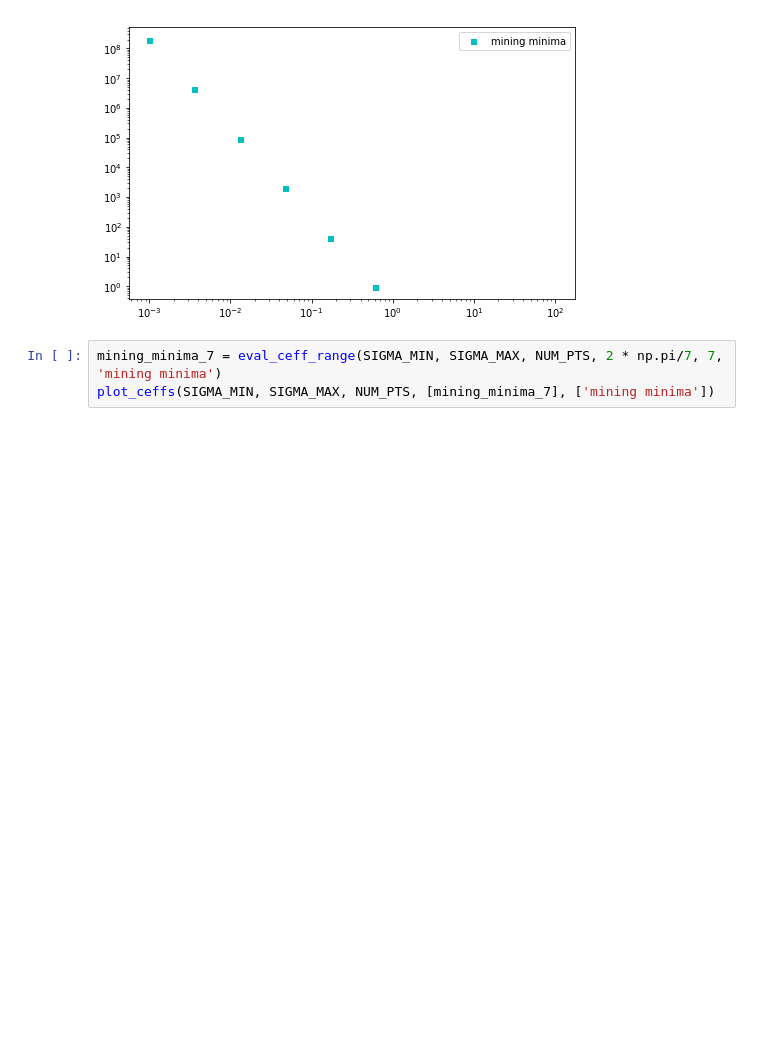
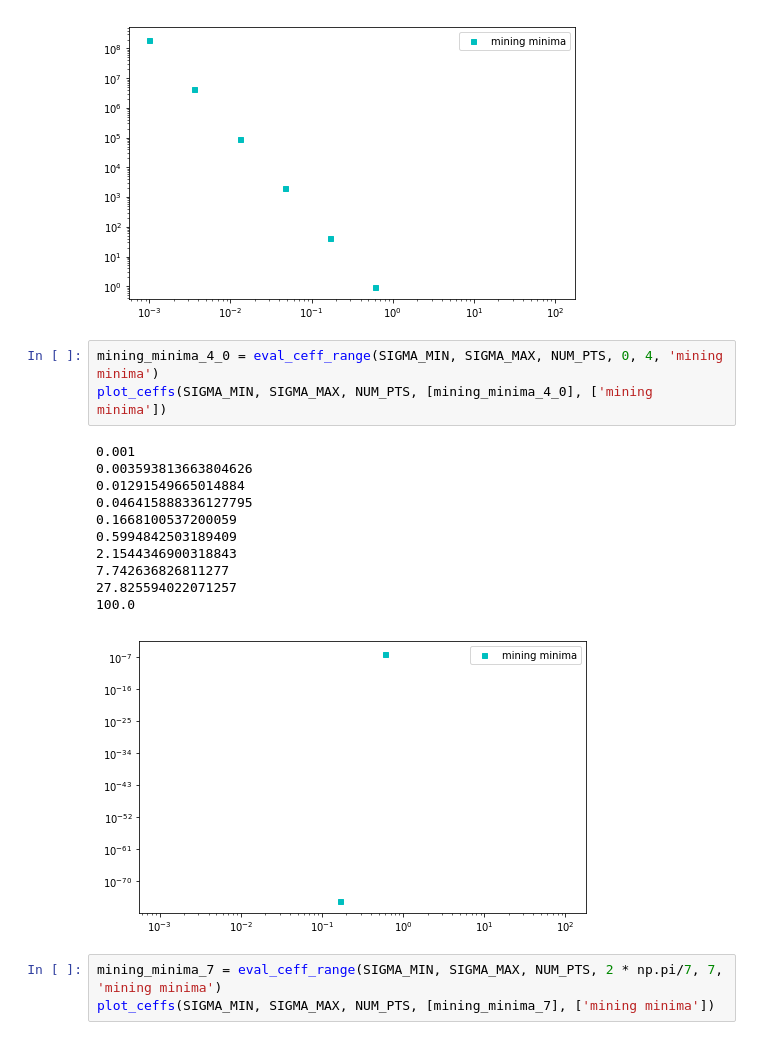
Before and after one commit to ramyarangan/numerical_ceff, a Jupyter notebook: ceff_calculations.ipynb, the cells around one changed output. Saved outputs shown, nothing was run; the diff lists cells and outputs as text; blank space fills up the shorter version.

```diff
--- a/ceff_calculations.ipynb
+++ b/ceff_calculations.ipynb
@@ -631,6 +663,21 @@ plot_ceffs(SIGMA_MIN, SIGMA_MAX, NUM_PTS, [mining_minima_4], ['mining minima'])
 27.825594022071257
 100.0
 [figure]
+# %%
+mining_minima_4_0 = eval_ceff_range(SIGMA_MIN, SIGMA_MAX, NUM_PTS, 0, 4, 'mining minima')
+plot_ceffs(SIGMA_MIN, SIGMA_MAX, NUM_PTS, [mining_minima_4_0], ['mining minima'])
+# %% [output]
+0.001
+0.003593813663804626
+0.01291549665014884
+0.046415888336127795
+0.1668100537200059
+0.5994842503189409
+2.1544346900318843
+7.742636826811277
+27.825594022071257
+100.0
+[figure, added]
 # %%
 mining_minima_7 = eval_ceff_range(SIGMA_MIN, SIGMA_MAX, NUM_PTS, 2 * np.pi/7, 7, 'mining minima')
 plot_ceffs(SIGMA_MIN, SIGMA_MAX, NUM_PTS, [mining_minima_7], ['mining minima'])
```
Also changed, not shown: parts of 8 cells of this notebook.
